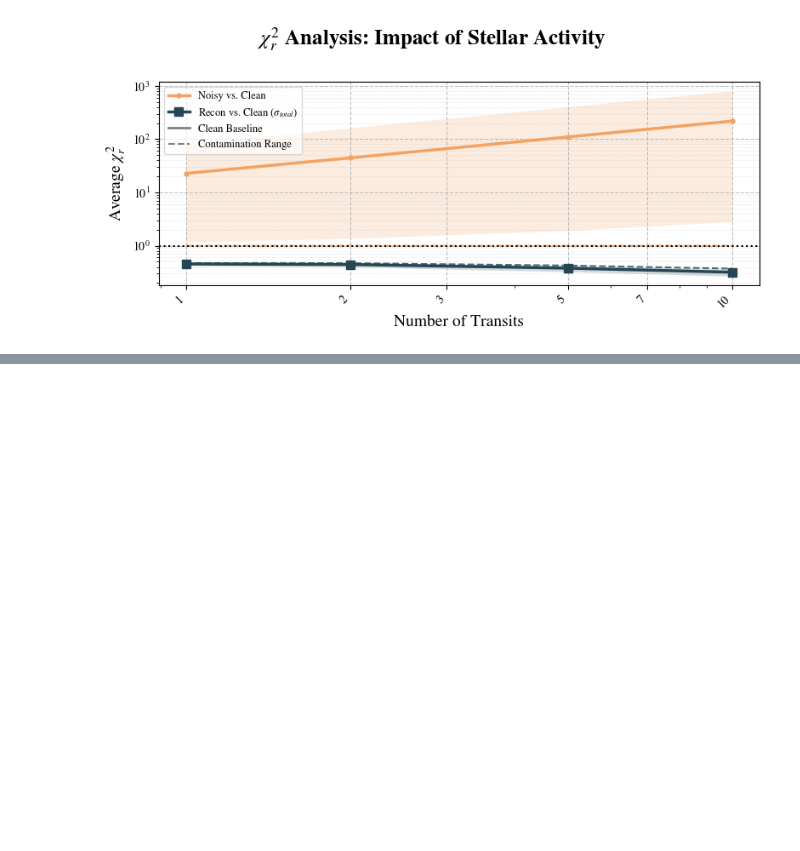
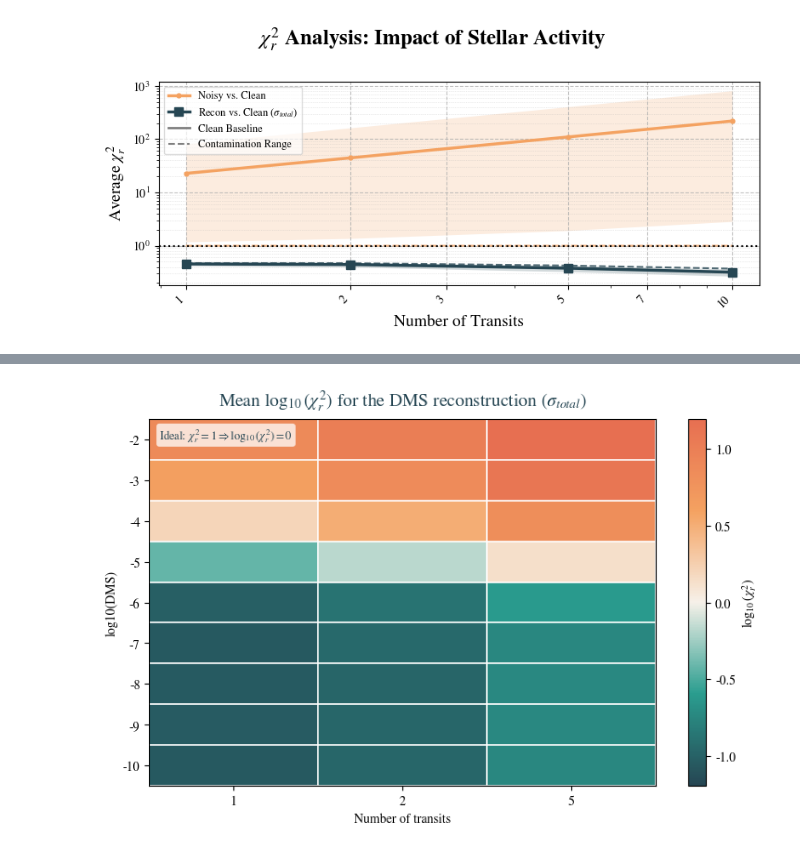
Before and after one commit to D4san/gdaespec, a Jupyter notebook: Sub_Neptune_Atmosphere/04_G-DAE_Evaluation.ipynb, the cells around one changed output, grey strips where cells are left out. Saved outputs shown, nothing was run; the diff lists cells and outputs as text; code cells hidden in the pictures; blank space fills up the shorter version.

```diff
--- a/Sub_Neptune_Atmosphere/04_G-DAE_Evaluation.ipynb
+++ b/Sub_Neptune_Atmosphere/04_G-DAE_Evaluation.ipynb
@@ -2343,0 +2815,53 @@ plt.show()
+# %%
+mean_log10_heat = (
+    nplus1_results_df.groupby(["atm DMS", "n_transits"], as_index=False)["log10_chi2r_recon_vs_true"]
+    .mean()
+    .pivot(index="atm DMS", columns="n_transits", values="log10_chi2r_recon_vs_true")
+    .reindex(index=NPLUS1_DMS_GRID, columns=NPLUS1_TRANSITS_LIST)
+)
+
+mean_log10_values = mean_log10_heat.to_numpy(dtype=float)
+mean_vmax = float(np.nanmax(np.abs(mean_log10_values)))
+mean_vmax = max(mean_vmax, 0.05)
+mean_norm = TwoSlopeNorm(vmin=-mean_vmax, vcenter=0.0, vmax=mean_vmax)
+
+fig, ax = plt.subplots(figsize=(7.6, 5.0))
+fig.patch.set_facecolor("white")
+im = ax.imshow(
+    mean_log10_values,
+    aspect="auto",
+    origin="lower",
+    cmap=chi_div_cmap,
+    norm=mean_norm,
+)
+ax.set_facecolor(plot_palette["cream"])
+ax.set_xticks(np.arange(len(NPLUS1_TRANSITS_LIST)))
+ax.set_xticklabels([str(v) for v in NPLUS1_TRANSITS_LIST])
+ax.set_yticks(np.arange(len(NPLUS1_DMS_GRID)))
+ax.set_yticklabels([f"{v:.0f}" for v in NPLUS1_DMS_GRID])
+ax.set_xlabel("Number of transits")
+ax.set_ylabel("log10(DMS)")
+ax.set_title(r"Mean $\log_{10}(\chi^2_r)$ for the DMS reconstruction ($\sigma_{total}$)", color=plot_palette["deep"])
+ax.set_xticks(np.arange(-0.5, len(NPLUS1_TRANSITS_LIST), 1), minor=True)
+ax.set_yticks(np.arange(-0.5, len(NPLUS1_DMS_GRID), 1), minor=True)
+ax.grid(which="minor", color="white", linewidth=1.2)
+ax.tick_params(which="minor", bottom=False, left=False)
+
+# Annotate the interpretation of the ideal value directly on the plot.
+ax.text(
+    0.02,
+    0.98,
+    r"Ideal: $\chi^2_r = 1 \Rightarrow \log_{10}(\chi^2_r)=0$",
+    transform=ax.transAxes,
+    fontsize=9,
+    va="top",
+    bbox=dict(boxstyle="round,pad=0.25", facecolor="white", alpha=0.75, edgecolor="none"),
+    color=plot_palette["deep"],
+)
+
+cbar = fig.colorbar(im, ax=ax)
+cbar.set_label(r"$\log_{10}(\chi^2_r)$")
+plt.tight_layout()
+plt.show()
+# %% [output]
+[figure, added]
```
Also changed, not shown: parts of 22 cells of this notebook.
